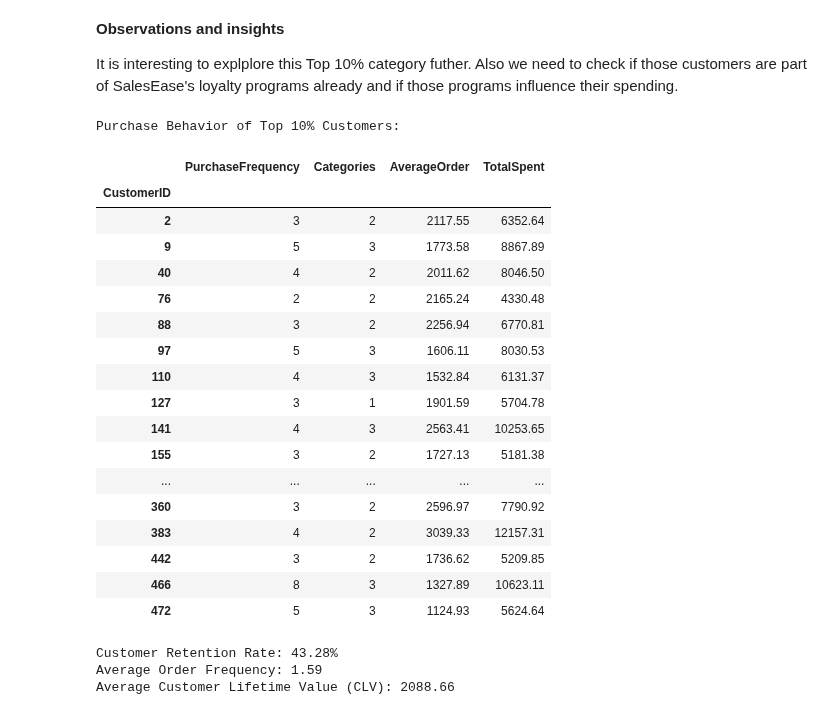
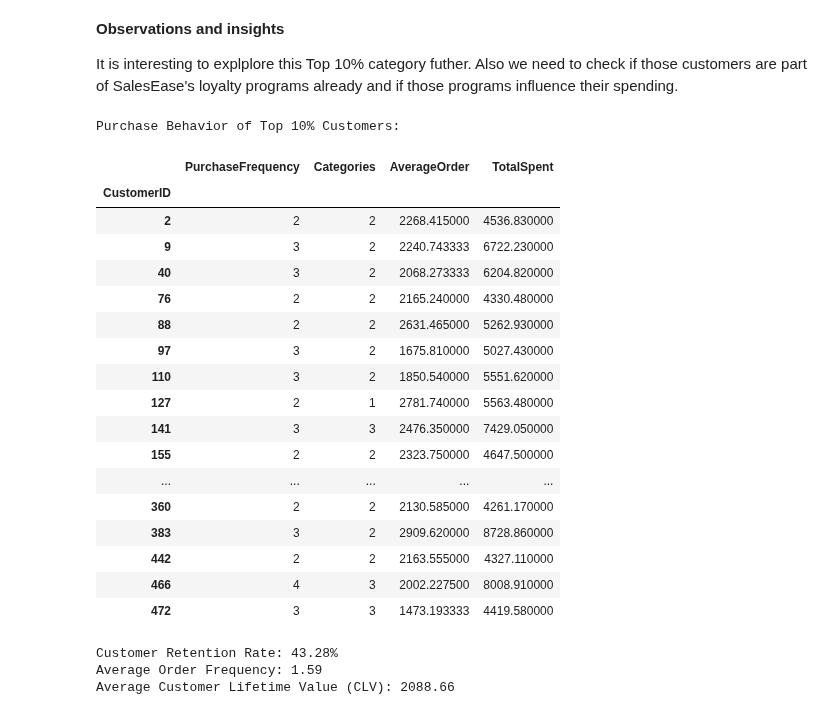
Before and after one commit to YuliaVK/Data-Analytics, a Jupyter notebook: EDA_Sales/notebooks/Sales_EDA.ipynb, the cells around one changed output. Drawn from its saved outputs; the diff is of its cells as text; code cells hidden in the pictures.

```diff
--- a/EDA_Sales/notebooks/Sales_EDA.ipynb
+++ b/EDA_Sales/notebooks/Sales_EDA.ipynb
@@ -266,40 +268,40 @@ Top 10% of Customers Based on Spending:
 
 It is interesting to explplore this Top 10% category futher. Also we need to check if those customers are part of SalesEase's loyalty programs already and if those programs influence their spending.
 # %%
-top_customers_data = df[df['CustomerID'].isin(top_10_percent_customers.index)]
+top_customers_data = df[(df['IsReturned'] != 1) & (df['CustomerID'].isin(top_10_percent_customers.index))]
 top_purchase_frequency = top_customers_data.groupby('CustomerID')['OrderDate'].count()
 top_types_of_categories = top_customers_data.groupby('CustomerID')['Category'].nunique()
 top_average_order_value = top_customers_data.groupby('CustomerID')['TotalAmount'].mean()
 top_total_spent = top_customers_data.groupby('CustomerID')['TotalAmount'].sum()
 
 top_purchase_behavior = pd.DataFrame({
     'PurchaseFrequency': top_purchase_frequency,
     'Categories': top_types_of_categories,
-    'AverageOrder': round(top_average_order_value,2),
+    'AverageOrder': top_average_order_value,
     'TotalSpent': top_total_spent
 })
 print('Purchase Behavior of Top 10% Customers:')
-top_purchase_behavior
+top_purchase_behavior.style.background_gradient()
 # %% [output]
 Purchase Behavior of Top 10% Customers:
 |  | PurchaseFrequency | Categories | AverageOrder | TotalSpent |
 | CustomerID |  |  |  |  |
-| 2 | 3 | 2 | 2117.55 | 6352.64 |
-| 9 | 5 | 3 | 1773.58 | 8867.89 |
-| 40 | 4 | 2 | 2011.62 | 8046.50 |
-| 76 | 2 | 2 | 2165.24 | 4330.48 |
-| 88 | 3 | 2 | 2256.94 | 6770.81 |
-| 97 | 5 | 3 | 1606.11 | 8030.53 |
-| 110 | 4 | 3 | 1532.84 | 6131.37 |
-| 127 | 3 | 1 | 1901.59 | 5704.78 |
-| 141 | 4 | 3 | 2563.41 | 10253.65 |
-| 155 | 3 | 2 | 1727.13 | 5181.38 |
+| 2 | 2 | 2 | 2268.415000 | 4536.830000 |
+| 9 | 3 | 2 | 2240.743333 | 6722.230000 |
+| 40 | 3 | 2 | 2068.273333 | 6204.820000 |
+| 76 | 2 | 2 | 2165.240000 | 4330.480000 |
+| 88 | 2 | 2 | 2631.465000 | 5262.930000 |
+| 97 | 3 | 2 | 1675.810000 | 5027.430000 |
+| 110 | 3 | 2 | 1850.540000 | 5551.620000 |
+| 127 | 2 | 1 | 2781.740000 | 5563.480000 |
+| 141 | 3 | 3 | 2476.350000 | 7429.050000 |
+| 155 | 2 | 2 | 2323.750000 | 4647.500000 |
 | ... | ... | ... | ... | ... |
-| 360 | 3 | 2 | 2596.97 | 7790.92 |
-| 383 | 4 | 2 | 3039.33 | 12157.31 |
-| 442 | 3 | 2 | 1736.62 | 5209.85 |
-| 466 | 8 | 3 | 1327.89 | 10623.11 |
-| 472 | 5 | 3 | 1124.93 | 5624.64 |
+| 360 | 2 | 2 | 2130.585000 | 4261.170000 |
+| 383 | 3 | 2 | 2909.620000 | 8728.860000 |
+| 442 | 2 | 2 | 2163.555000 | 4327.110000 |
+| 466 | 4 | 3 | 2002.227500 | 8008.910000 |
+| 472 | 3 | 3 | 1473.193333 | 4419.580000 |
 # %%
 # Customer retention rate
 total_customers = len(customer_sales)
```
Also changed, not shown: parts of 7 cells of this notebook.
